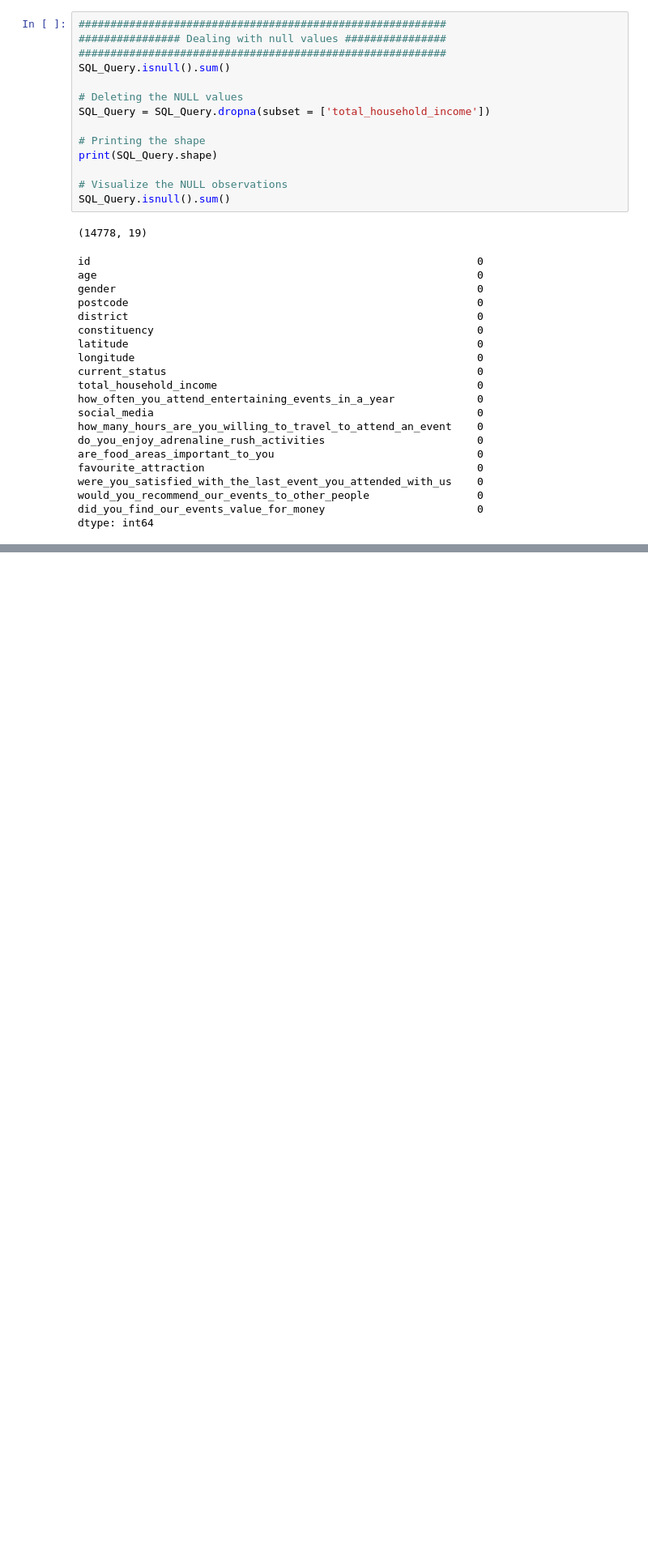
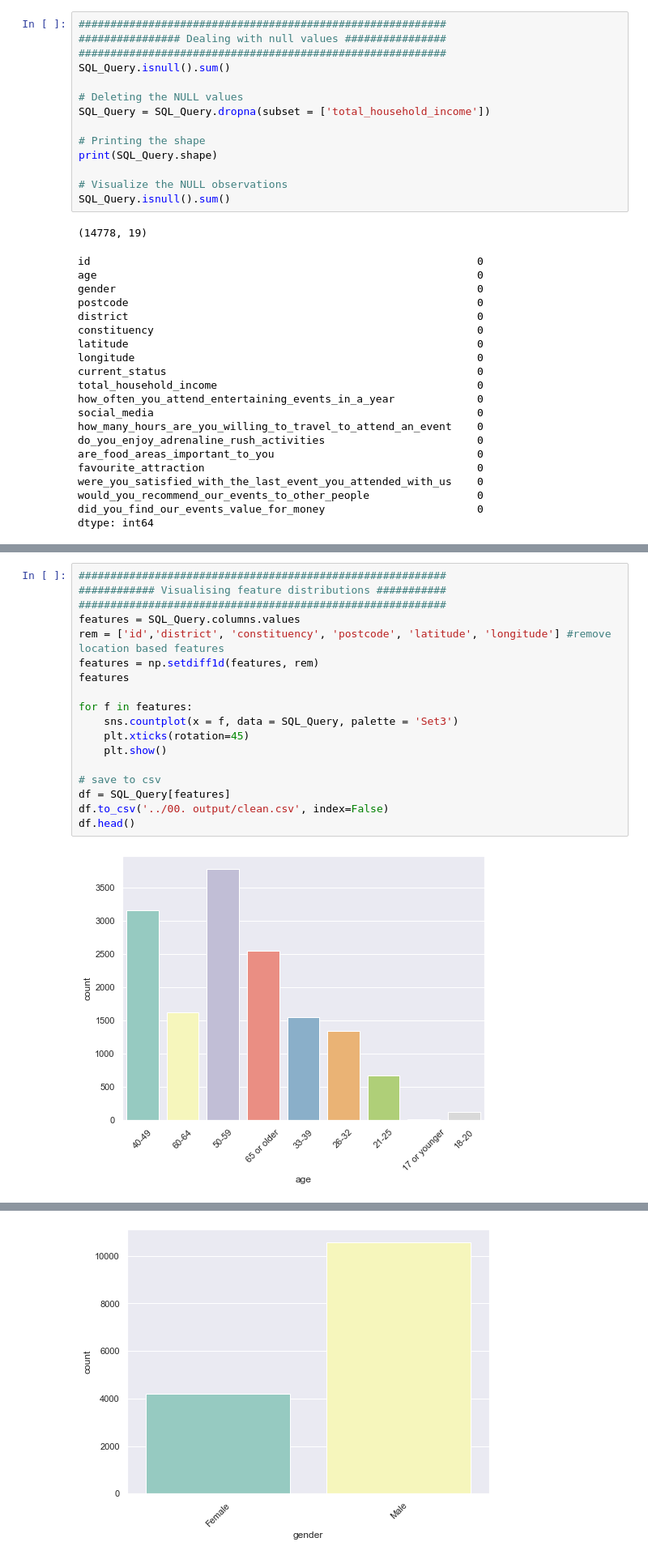
Before and after one commit to jordanhoare/clustering-customer-segments, a Jupyter notebook: clustering_customer_segments/notebooks/01. processing/processing.ipynb, the cells around one changed output, grey strips where cells are left out. Shown at 81% size. Drawn from its saved outputs; the diff is of its cells as text; blank space fills up the shorter version.

```diff
--- a/clustering_customer_segments/notebooks/01. processing/processing.ipynb
+++ b/clustering_customer_segments/notebooks/01. processing/processing.ipynb
@@ -85,0 +109,20 @@ SQL_Query.head()
+# %%
+##########################################################
+############ Visualising feature distributions ###########
+##########################################################
+features = SQL_Query.columns.values
+rem = ['id','district', 'constituency', 'postcode', 'latitude', 'longitude'] #remove location based features
+features = np.setdiff1d(features, rem)
+features
+
+for f in features:
+    sns.countplot(x = f, data = SQL_Query, palette = 'Set3')
+    plt.xticks(rotation=45)
+    plt.show()
+
+# save to csv
+df = SQL_Query[features]
+df.to_csv('../00. output/clean.csv', index=False)
+df.head()
+# %% [output]
+[figure, added]
@@ -85,0 +134 @@ SQL_Query.head()
+[figure, added]
```
Also changed, not shown: parts of 4 cells of this notebook, 12 other files.
